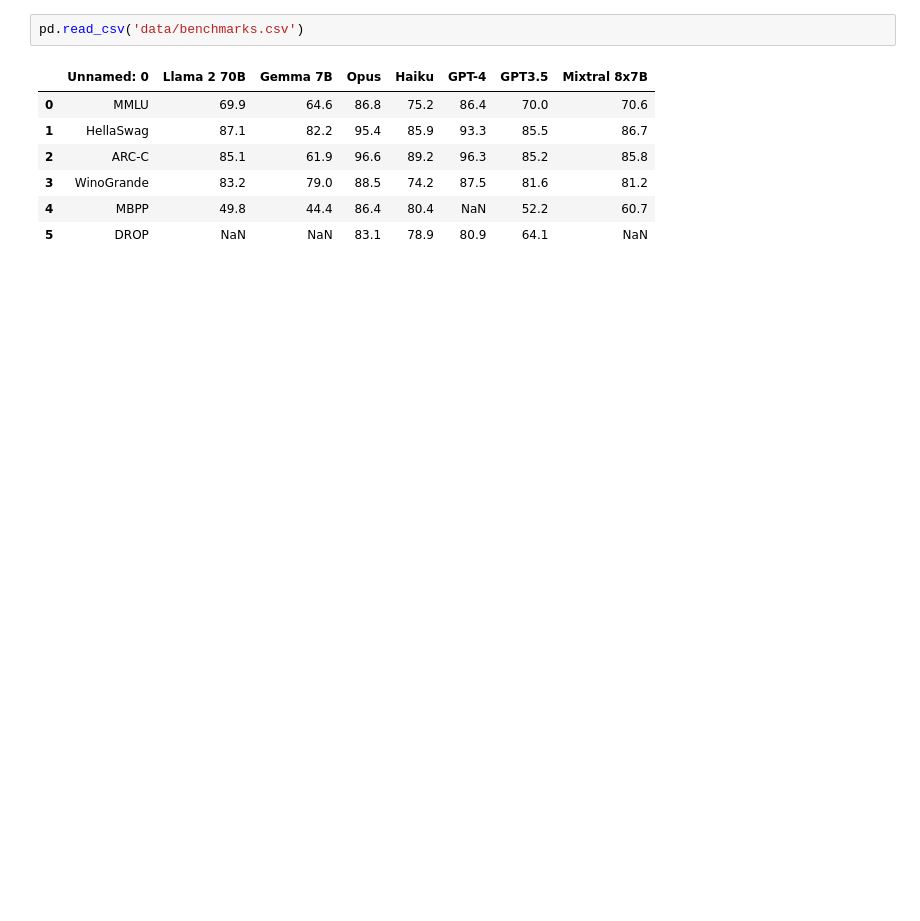
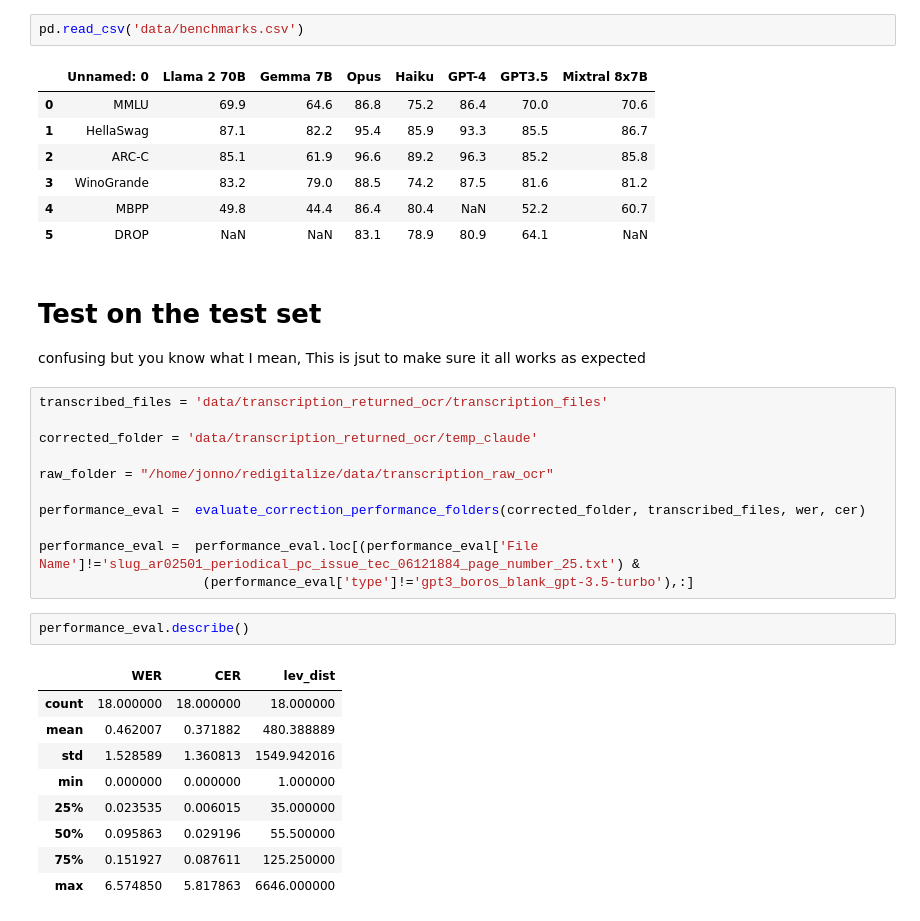
Before and after one commit to JonnoB/redigitalize, a Jupyter notebook: prompt_testing.ipynb, the cells around one changed output. Drawn from its saved outputs; the diff is of its cells as text; blank space fills up the shorter version.

Commit message:
Added in NER evaluation of test set

```diff
--- a/prompt_testing.ipynb
+++ b/prompt_testing.ipynb
@@ -353,3 +361,29 @@ pd.read_csv('data/benchmarks.csv')
 | 3 | WinoGrande | 83.2 | 79.0 | 88.5 | 74.2 | 87.5 | 81.6 | 81.2 |
 | 4 | MBPP | 49.8 | 44.4 | 86.4 | 80.4 | NaN | 52.2 | 60.7 |
 | 5 | DROP | NaN | NaN | 83.1 | 78.9 | 80.9 | 64.1 | NaN |
+# %% [markdown]
+# Test on the test set
+confusing but you know what I mean, This is jsut to make sure it all works as expected
+# %%
+transcribed_files = 'data/transcription_returned_ocr/transcription_files'
+
+corrected_folder = 'data/transcription_returned_ocr/temp_claude'
+
+raw_folder = "/home/jonno/redigitalize/data/transcription_raw_ocr"
+
+performance_eval =  evaluate_correction_performance_folders(corrected_folder, transcribed_files, wer, cer)
+
+performance_eval =  performance_eval.loc[(performance_eval['File Name']!='slug_ar02501_periodical_pc_issue_tec_06121884_page_number_25.txt') &
+                     (performance_eval['type']!='gpt3_boros_blank_gpt-3.5-turbo'),:]
+# %%
+performance_eval.describe()
+# %% [output]
+|  | WER | CER | lev_dist |
+| count | 18.000000 | 18.000000 | 18.000000 |
+| mean | 0.462007 | 0.371882 | 480.388889 |
+| std | 1.528589 | 1.360813 | 1549.942016 |
+| min | 0.000000 | 0.000000 | 1.000000 |
+| 25% | 0.023535 | 0.006015 | 35.000000 |
+| 50% | 0.095863 | 0.029196 | 55.500000 |
+| 75% | 0.151927 | 0.087611 | 125.250000 |
+| max | 6.574850 | 5.817863 | 6646.000000 |
```
Also changed, not shown: parts of 9 cells of this notebook, 3 other files.
